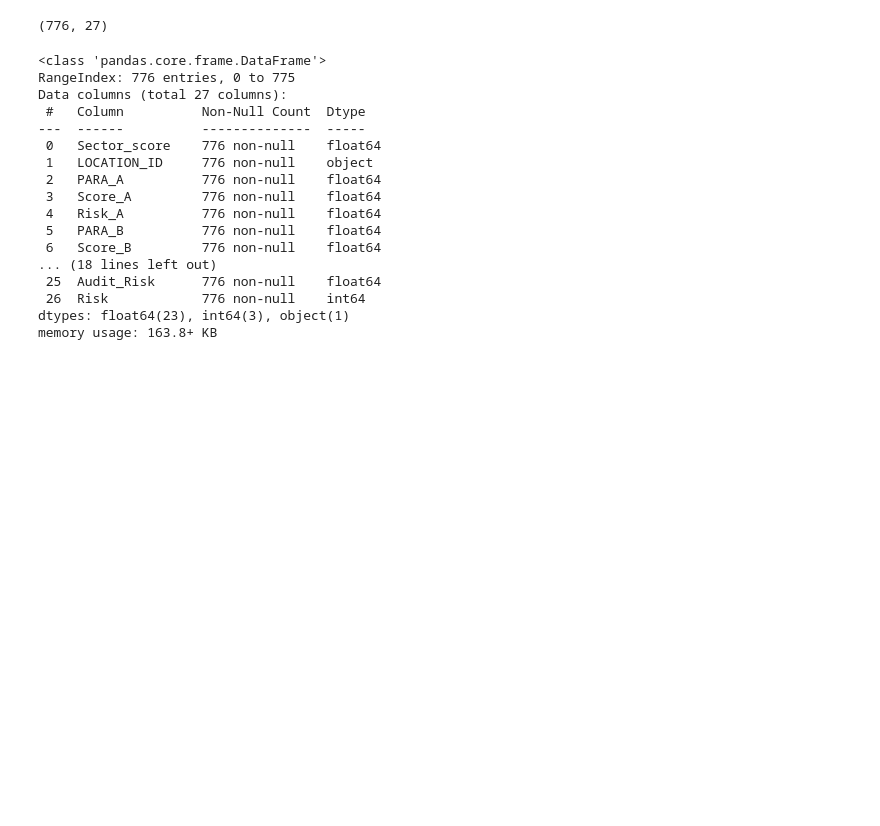
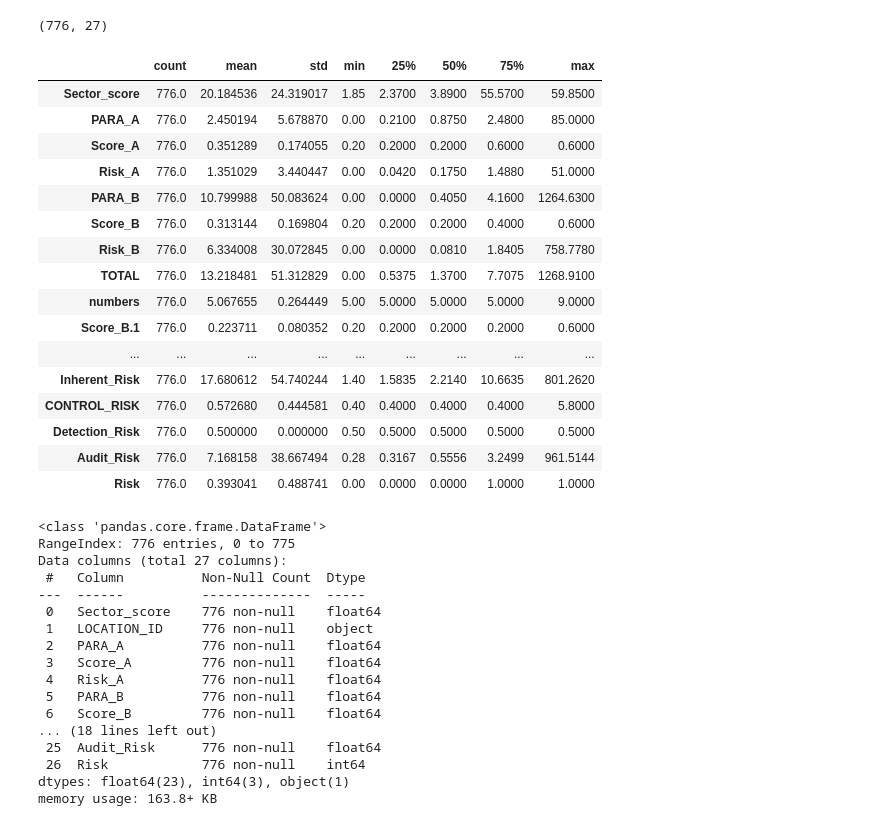
Before and after one commit to BulentKaradeniz/7_ML_Projects, a Jupyter notebook: ML_GTU_Homework_1_2024/Audit_data.ipynb, the cells around one changed output. Drawn from its saved outputs; the diff is of its cells as text; code cells hidden in the pictures; blank space fills up the shorter version.

```diff
--- a/ML_GTU_Homework_1_2024/Audit_data.ipynb
+++ b/ML_GTU_Homework_1_2024/Audit_data.ipynb
@@ -36,6 +31,26 @@ df_audit_risk.head()
 df_audit_risk.shape
 # %% [output]
 (776, 27)
+# %%
+df_audit_risk.describe().T
+# %% [output]
+|  | count | mean | std | min | 25% | 50% | 75% | max |
+| Sector_score | 776.0 | 20.184536 | 24.319017 | 1.85 | 2.3700 | 3.8900 | 55.5700 | 59.8500 |
+| PARA_A | 776.0 | 2.450194 | 5.678870 | 0.00 | 0.2100 | 0.8750 | 2.4800 | 85.0000 |
+| Score_A | 776.0 | 0.351289 | 0.174055 | 0.20 | 0.2000 | 0.2000 | 0.6000 | 0.6000 |
+| Risk_A | 776.0 | 1.351029 | 3.440447 | 0.00 | 0.0420 | 0.1750 | 1.4880 | 51.0000 |
+| PARA_B | 776.0 | 10.799988 | 50.083624 | 0.00 | 0.0000 | 0.4050 | 4.1600 | 1264.6300 |
+| Score_B | 776.0 | 0.313144 | 0.169804 | 0.20 | 0.2000 | 0.2000 | 0.4000 | 0.6000 |
+| Risk_B | 776.0 | 6.334008 | 30.072845 | 0.00 | 0.0000 | 0.0810 | 1.8405 | 758.7780 |
+| TOTAL | 776.0 | 13.218481 | 51.312829 | 0.00 | 0.5375 | 1.3700 | 7.7075 | 1268.9100 |
+| numbers | 776.0 | 5.067655 | 0.264449 | 5.00 | 5.0000 | 5.0000 | 5.0000 | 9.0000 |
+| Score_B.1 | 776.0 | 0.223711 | 0.080352 | 0.20 | 0.2000 | 0.2000 | 0.2000 | 0.6000 |
+| ... | ... | ... | ... | ... | ... | ... | ... | ... |
+| Inherent_Risk | 776.0 | 17.680612 | 54.740244 | 1.40 | 1.5835 | 2.2140 | 10.6635 | 801.2620 |
+| CONTROL_RISK | 776.0 | 0.572680 | 0.444581 | 0.40 | 0.4000 | 0.4000 | 0.4000 | 5.8000 |
+| Detection_Risk | 776.0 | 0.500000 | 0.000000 | 0.50 | 0.5000 | 0.5000 | 0.5000 | 0.5000 |
+| Audit_Risk | 776.0 | 7.168158 | 38.667494 | 0.28 | 0.3167 | 0.5556 | 3.2499 | 961.5144 |
+| Risk | 776.0 | 0.393041 | 0.488741 | 0.00 | 0.0000 | 0.0000 | 1.0000 | 1.0000 |
 # %%
 df_audit_risk.info()
 # %% [output]
```
Also changed, not shown: parts of 5 cells of this notebook.
